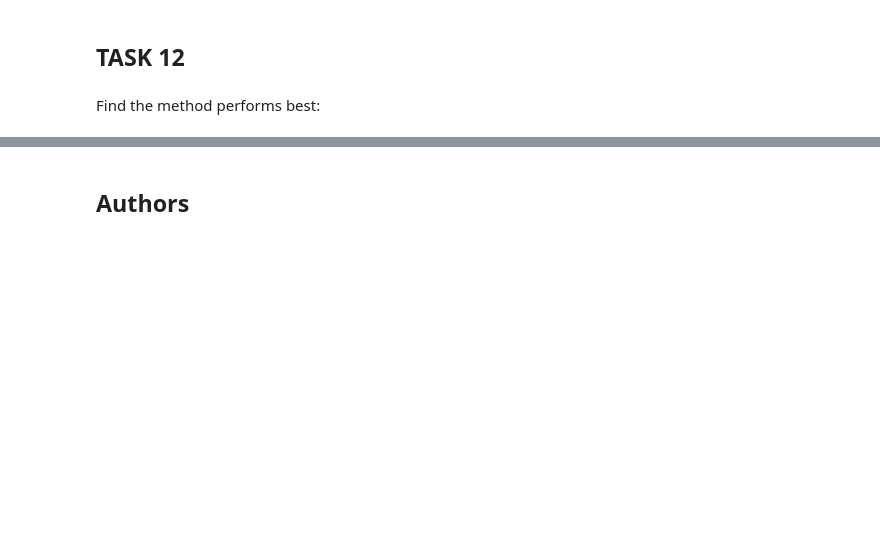
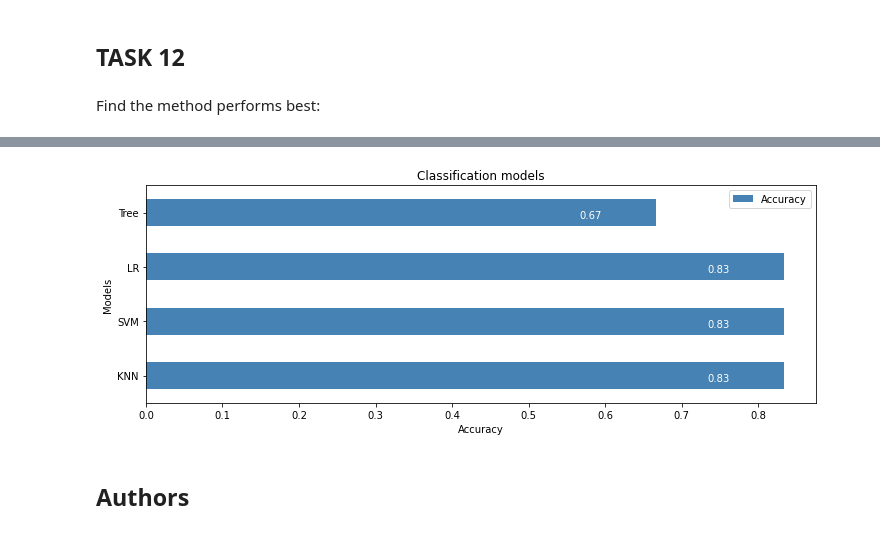
Before and after one commit to adanfaraminian/DataScienceProject_2, a Jupyter notebook: Machine learning.ipynb, the cells around one changed output, grey strips where cells are left out. Cells and saved outputs as stored; diff of their text form; code cells hidden in the pictures; blank space fills up the shorter version.

```diff
--- a/Machine learning.ipynb
+++ b/Machine learning.ipynb
@@ -342,3 +344,20 @@ pd.DataFrame({'Models':['KNN','Tree', 'SVM','LR'],'Accuracy':[metrics.accuracy_s
+# %%
+Accuracy.set_index('Models').plot(kind='barh', figsize=(12, 4), color='steelblue')
+
+plt.xlabel('Accuracy')
+plt.title('Classification models')
+
+    # annotate value labels to each country
+for index, value in enumerate(Accuracy.Accuracy):
+        label = format(round(float(value),2), ',') # format int with commas
+
+    # place text at the end of bar (subtracting 47000 from x, and 0.1 from y to make it fit within the bar)
+        plt.annotate(label, xy=(value - 0.1, index - 0.10), color='white')
+
+
+plt.show()
+# %% [output]
+[figure, added]
 # %% [markdown]
 ## Authors
 # %% [markdown]
```
Also changed, not shown: parts of 5 cells of this notebook, 1 other file.
